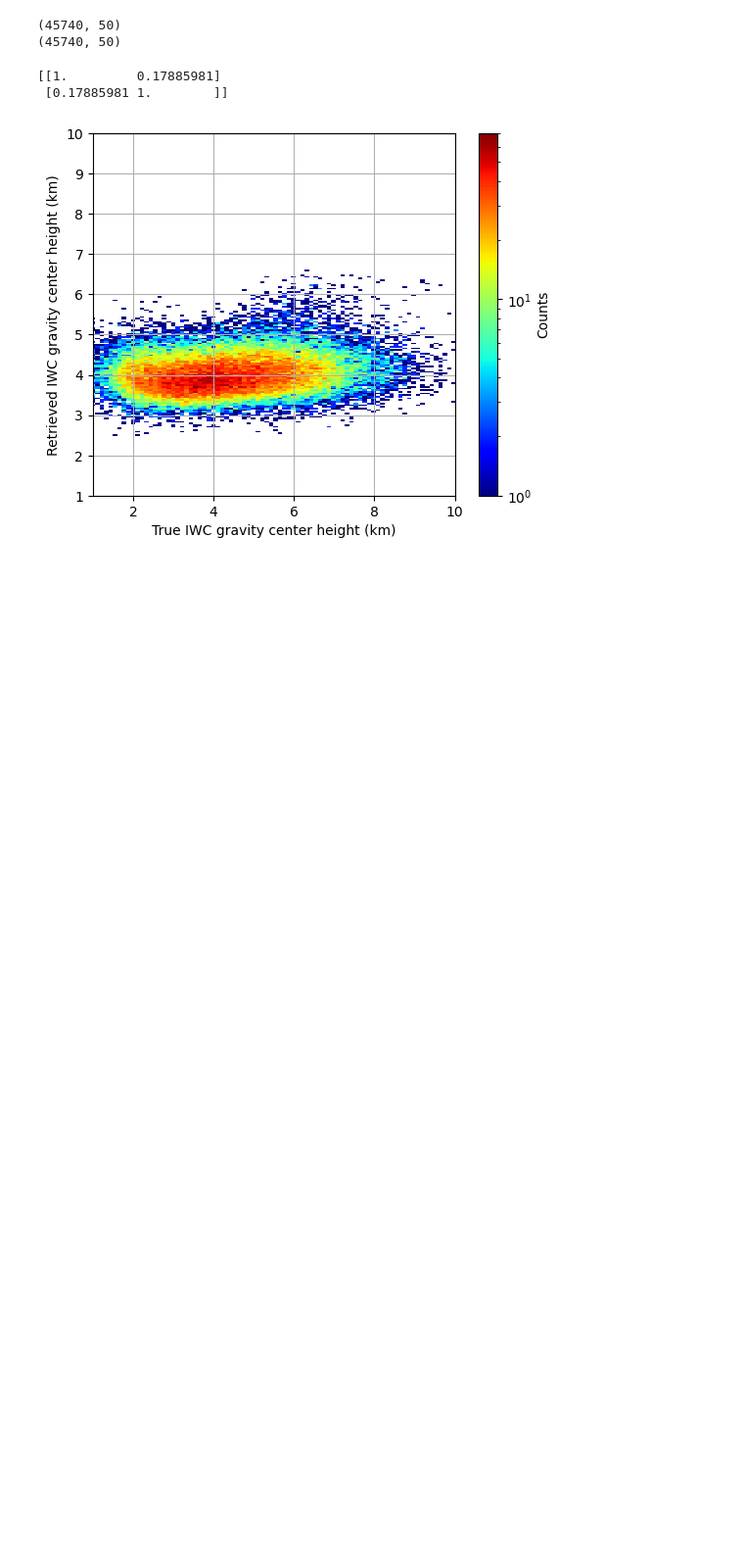
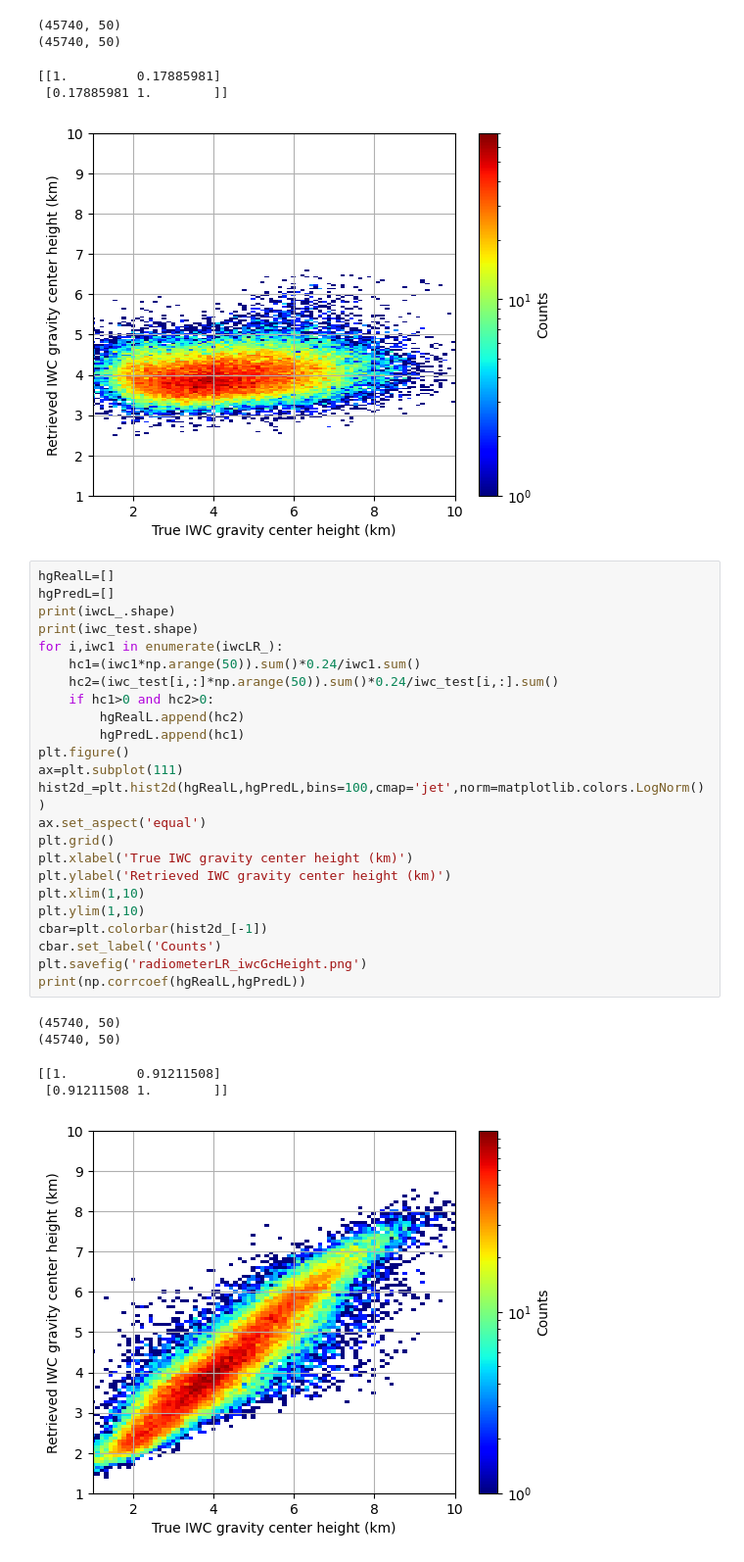
Before and after one commit to mgrecu35/anvilRetr, a Jupyter notebook: skLearnReg_CS.ipynb, the cells around one changed output. Shown: that part at 98% size. Drawn from its saved outputs; the diff is of its cells as text; blank space fills up the shorter version.

```diff
--- a/skLearnReg_CS.ipynb
+++ b/skLearnReg_CS.ipynb
@@ -235,3 +243,33 @@ print(np.corrcoef(hgRealL,hgPredL))
 [[1.         0.17885981]
  [0.17885981 1.        ]]
 [figure]
+# %%
+hgRealL=[]
+hgPredL=[]
+print(iwcL_.shape)
+print(iwc_test.shape)
+for i,iwc1 in enumerate(iwcLR_):
+    hc1=(iwc1*np.arange(50)).sum()*0.24/iwc1.sum()
+    hc2=(iwc_test[i,:]*np.arange(50)).sum()*0.24/iwc_test[i,:].sum()
+    if hc1>0 and hc2>0:
+        hgRealL.append(hc2)
+        hgPredL.append(hc1)
+plt.figure()
+ax=plt.subplot(111)
+hist2d_=plt.hist2d(hgRealL,hgPredL,bins=100,cmap='jet',norm=matplotlib.colors.LogNorm())
+ax.set_aspect('equal')
+plt.grid()
+plt.xlabel('True IWC gravity center height (km)')
+plt.ylabel('Retrieved IWC gravity center height (km)')
+plt.xlim(1,10)
+plt.ylim(1,10)
+cbar=plt.colorbar(hist2d_[-1])
+cbar.set_label('Counts')
+plt.savefig('radiometerLR_iwcGcHeight.png')
+print(np.corrcoef(hgRealL,hgPredL))
+# %% [output]
+(45740, 50)
+(45740, 50)
+[[1.         0.91211508]
+ [0.91211508 1.        ]]
+[figure, added]
```
Also changed, not shown: parts of 4 cells of this notebook, 3 other files.
